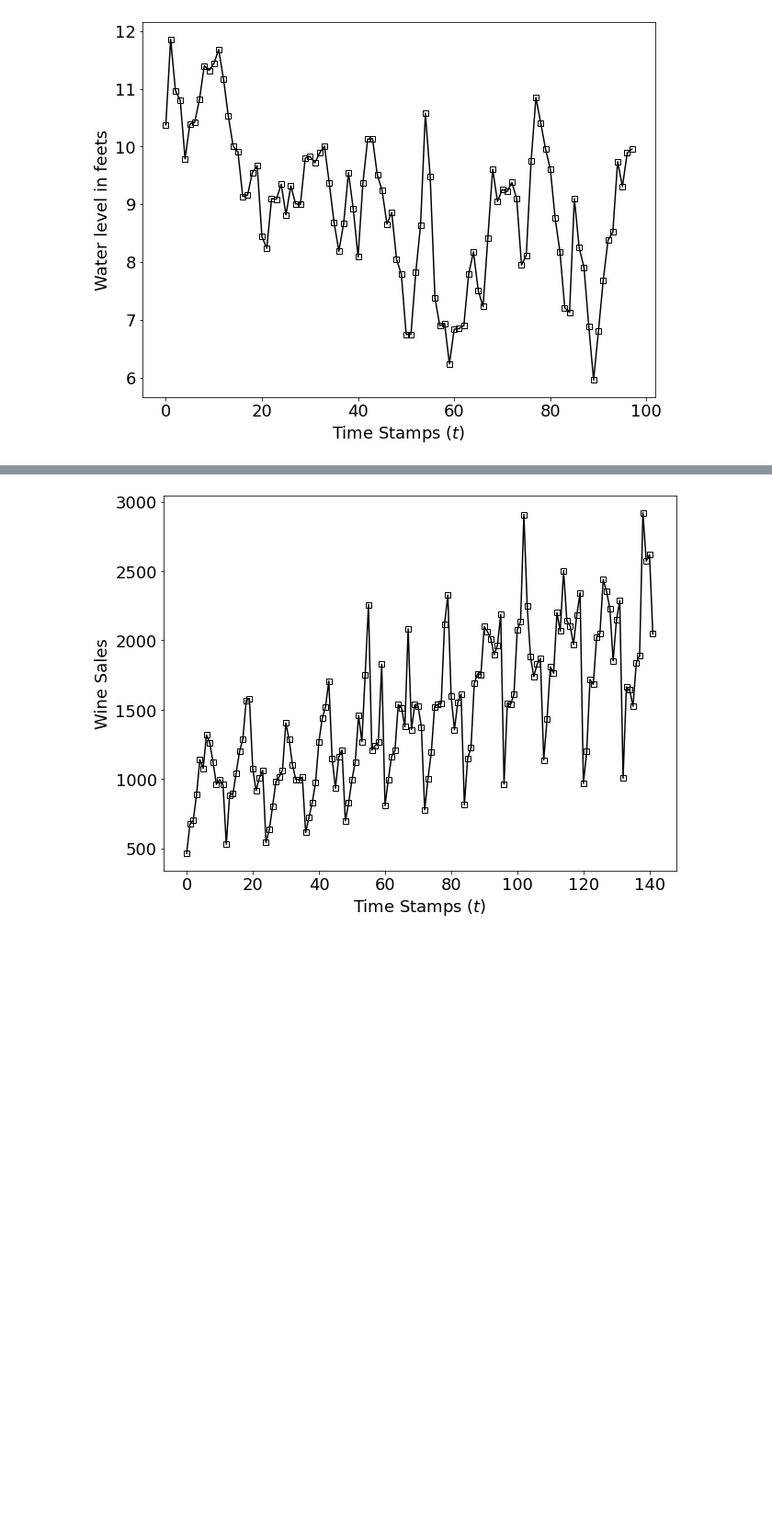
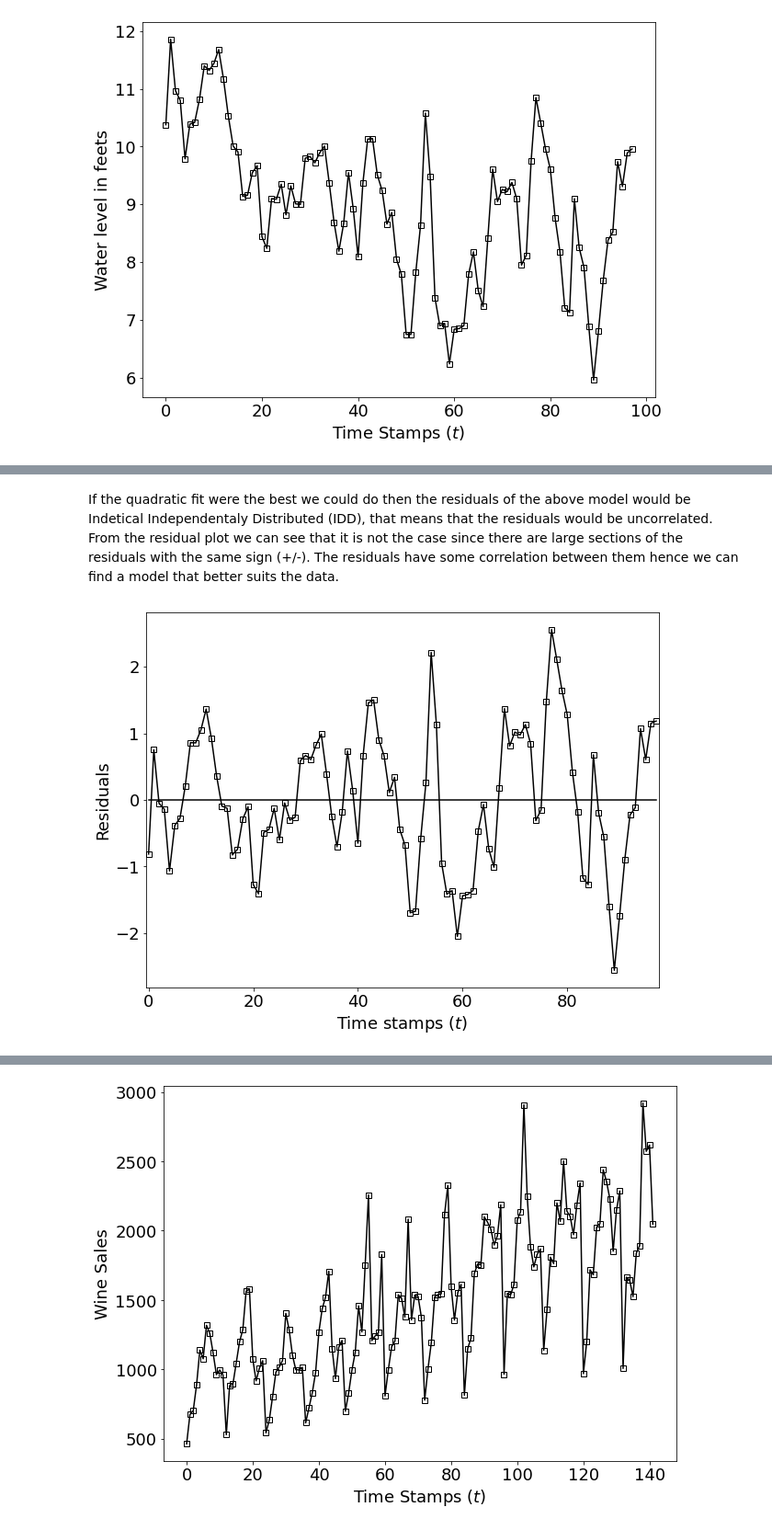
Before and after one commit to YassYe/Deeplearning-Workshops-FYP, a Jupyter notebook: Project2/TimeSeriesProject.ipynb, the cells around one changed output, grey strips where cells are left out. Shown at 92% size. Cells and saved outputs as stored; diff of their text form; code cells hidden in the pictures; blank space fills up the shorter version.

```diff
--- a/Project2/TimeSeriesProject.ipynb
+++ b/Project2/TimeSeriesProject.ipynb
@@ -46,0 +96,15 @@ plt.show()
+# %% [markdown]
+If the quadratic fit were the best we could do then the residuals of the above model would be Indetical Independentaly Distributed (IDD), that means that the residuals would be uncorrelated. From the residual plot we can see that it is not the case since there are large sections of the residuals with the same sign (+/-). The residuals have some correlation between them hence we can find a model that better suits the data.
+# %%
+resds = data- xPreds
+plt.figure()
+plt.plot(dataTime, resds,  "k", marker='s', markerfacecolor='none')
+plt.plot(dataTime, np.zeros(dataTime.shape), "k")
+plt.xlabel("Time stamps $(t)$")
+plt.ylabel("Residuals")
+plt.xlim([dataTime[0]-0.5, dataTime[-1]+0.5])
+#save figure
+plt.savefig(figurepath+"/lakefitres.pdf", format="pdf", bbox_inches="tight")
+plt.show()
+# %% [output]
+[figure, added]
```
Also changed, not shown: parts of 29 cells of this notebook, 15 other files.
